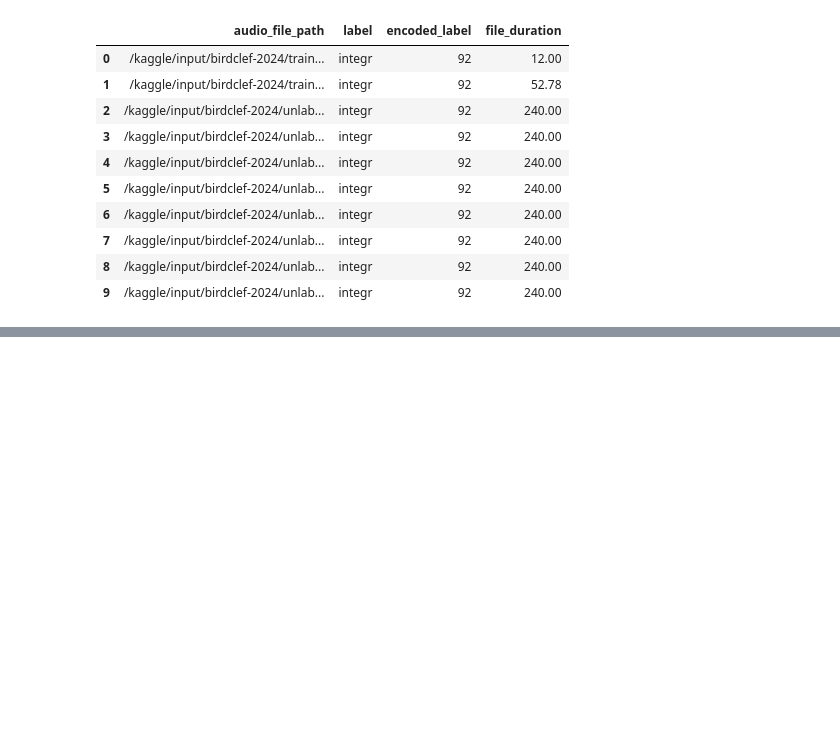
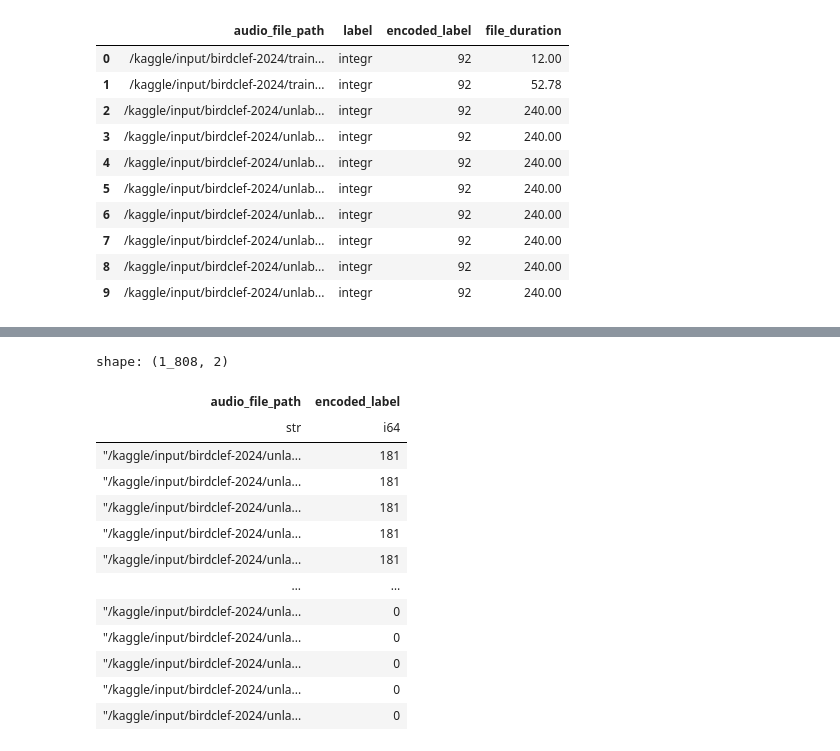
Before and after one commit to sumaniitm/BirdCLEF-2024-kaggle, a Jupyter notebook: labelling-using-kmeans.ipynb, the cells around one changed output, grey strips where cells are left out. Cells and saved outputs as stored; diff of their text form; code cells hidden in the pictures; blank space fills up the shorter version.

Commit message:
Kaggle Notebook | labelling-using-kmeans | Version 6

```diff
--- a/labelling-using-kmeans.ipynb
+++ b/labelling-using-kmeans.ipynb
@@ -599,3 +596,24 @@ shape: (35, 2)
 | "/kaggle/input/birdclef-2024/unla... | 2 |
 | "/kaggle/input/birdclef-2024/unla... | 2 |
 | "/kaggle/input/birdclef-2024/unla... | 2 |
+# %%
+# these files need to stay for one label only
+pl.Config(fmt_str_lengths=100)
+dd.sql(" select audio_file_path, encoded_label from frame \
+where audio_file_path in (select audio_file_path \
+from frame group by audio_file_path having count(distinct(encoded_label)) > 1) order by 2 desc").pl()
+# %% [output]
+shape: (1_808, 2)
+| audio_file_path | encoded_label |
+| str | i64 |
+| "/kaggle/input/birdclef-2024/unla... | 181 |
+| "/kaggle/input/birdclef-2024/unla... | 181 |
+| "/kaggle/input/birdclef-2024/unla... | 181 |
+| "/kaggle/input/birdclef-2024/unla... | 181 |
+| "/kaggle/input/birdclef-2024/unla... | 181 |
+| … | … |
+| "/kaggle/input/birdclef-2024/unla... | 0 |
+| "/kaggle/input/birdclef-2024/unla... | 0 |
+| "/kaggle/input/birdclef-2024/unla... | 0 |
+| "/kaggle/input/birdclef-2024/unla... | 0 |
+| "/kaggle/input/birdclef-2024/unla... | 0 |
```
Also changed, not shown: parts of 6 cells of this notebook.
